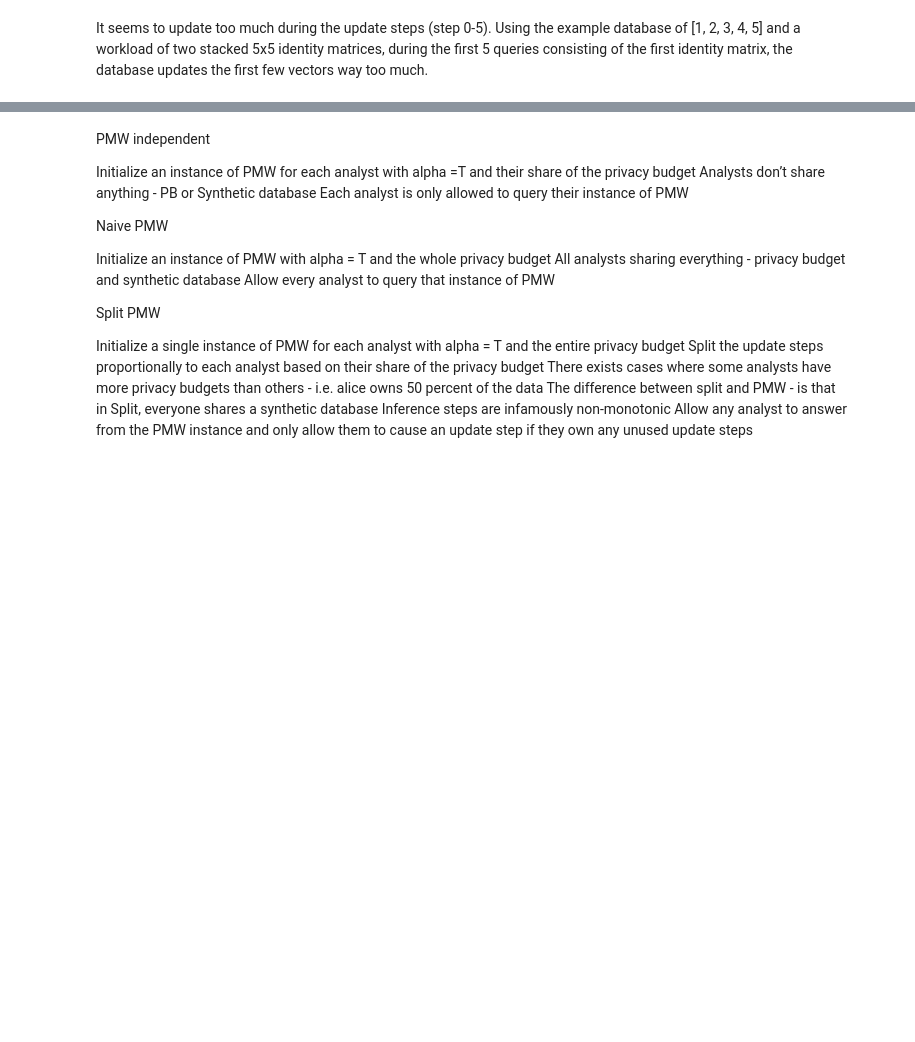
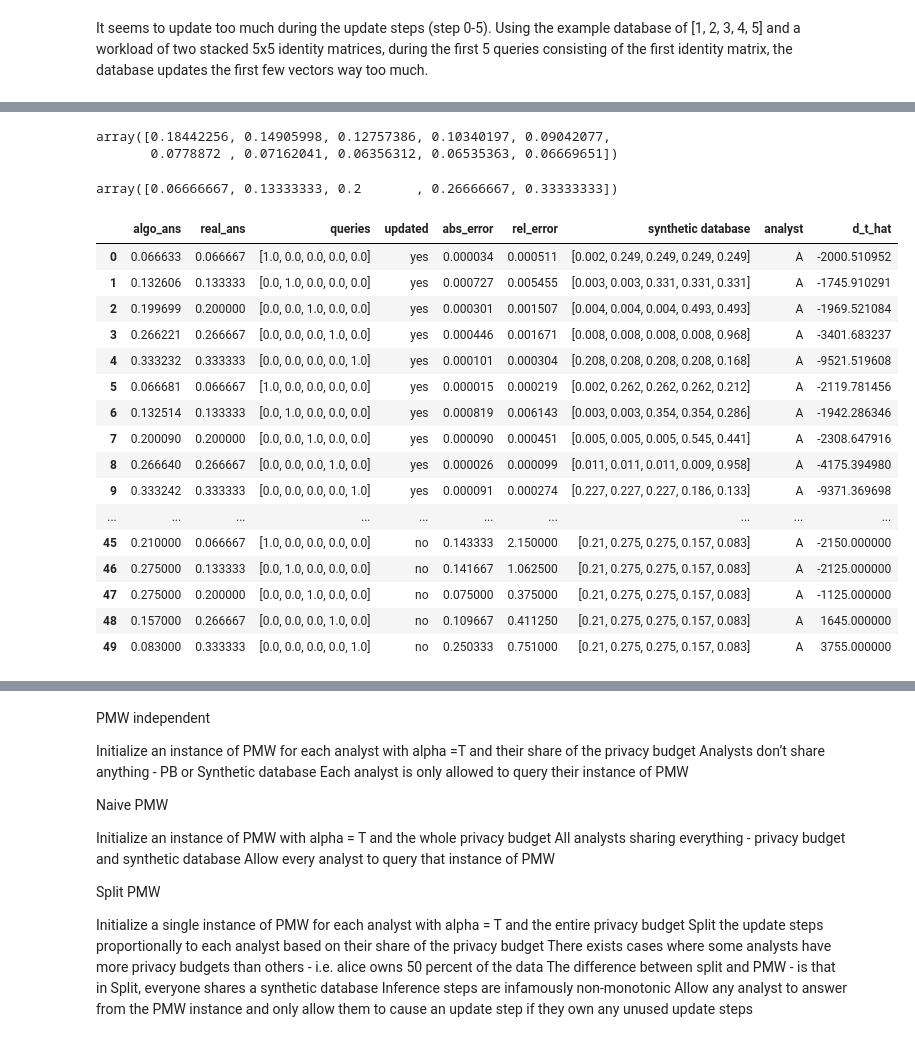
Before and after one commit to yikai-wu/Multi-Analyst-DP, a Jupyter notebook: src/online/pmw-versions.ipynb, the cells around one changed output, grey strips where cells are left out. Saved outputs shown, nothing was run; the diff lists cells and outputs as text; code cells hidden in the pictures; blank space fills up the shorter version.

```diff
--- a/src/online/pmw-versions.ipynb
+++ b/src/online/pmw-versions.ipynb
@@ -765,0 +923,5 @@ total_k=16
+# %%
+x_race_first_ten / sum(x_race_first_ten)
+# %% [output]
+array([0.18442256, 0.14905998, 0.12757386, 0.10340197, 0.09042077,
+       0.0778872 , 0.07162041, 0.06356312, 0.06535363, 0.06669651])
@@ -765,0 +930,26 @@ total_k=16
+# %%
+x = np.array([1000, 2000, 3000, 4000, 5000])
+x / sum(x)
+# %% [output]
+array([0.06666667, 0.13333333, 0.2       , 0.26666667, 0.33333333])
+# %%
+pmw_naive(fiftyq,
+     x_example, ['A'] * 50, eps=10, T=40, total_k = 25)
+# %% [output]
+|  | algo_ans | real_ans | queries | updated | abs_error | rel_error | synthetic database | analyst | d_t_hat |
+| 0 | 0.066633 | 0.066667 | [1.0, 0.0, 0.0, 0.0, 0.0] | yes | 0.000034 | 0.000511 | [0.002, 0.249, 0.249, 0.249, 0.249] | A | -2000.510952 |
+| 1 | 0.132606 | 0.133333 | [0.0, 1.0, 0.0, 0.0, 0.0] | yes | 0.000727 | 0.005455 | [0.003, 0.003, 0.331, 0.331, 0.331] | A | -1745.910291 |
+| 2 | 0.199699 | 0.200000 | [0.0, 0.0, 1.0, 0.0, 0.0] | yes | 0.000301 | 0.001507 | [0.004, 0.004, 0.004, 0.493, 0.493] | A | -1969.521084 |
+| 3 | 0.266221 | 0.266667 | [0.0, 0.0, 0.0, 1.0, 0.0] | yes | 0.000446 | 0.001671 | [0.008, 0.008, 0.008, 0.008, 0.968] | A | -3401.683237 |
+| 4 | 0.333232 | 0.333333 | [0.0, 0.0, 0.0, 0.0, 1.0] | yes | 0.000101 | 0.000304 | [0.208, 0.208, 0.208, 0.208, 0.168] | A | -9521.519608 |
+| 5 | 0.066681 | 0.066667 | [1.0, 0.0, 0.0, 0.0, 0.0] | yes | 0.000015 | 0.000219 | [0.002, 0.262, 0.262, 0.262, 0.212] | A | -2119.781456 |
+| 6 | 0.132514 | 0.133333 | [0.0, 1.0, 0.0, 0.0, 0.0] | yes | 0.000819 | 0.006143 | [0.003, 0.003, 0.354, 0.354, 0.286] | A | -1942.286346 |
+| 7 | 0.200090 | 0.200000 | [0.0, 0.0, 1.0, 0.0, 0.0] | yes | 0.000090 | 0.000451 | [0.005, 0.005, 0.005, 0.545, 0.441] | A | -2308.647916 |
+| 8 | 0.266640 | 0.266667 | [0.0, 0.0, 0.0, 1.0, 0.0] | yes | 0.000026 | 0.000099 | [0.011, 0.011, 0.011, 0.009, 0.958] | A | -4175.394980 |
+| 9 | 0.333242 | 0.333333 | [0.0, 0.0, 0.0, 0.0, 1.0] | yes | 0.000091 | 0.000274 | [0.227, 0.227, 0.227, 0.186, 0.133] | A | -9371.369698 |
+| ... | ... | ... | ... | ... | ... | ... | ... | ... | ... |
+| 45 | 0.210000 | 0.066667 | [1.0, 0.0, 0.0, 0.0, 0.0] | no | 0.143333 | 2.150000 | [0.21, 0.275, 0.275, 0.157, 0.083] | A | -2150.000000 |
+| 46 | 0.275000 | 0.133333 | [0.0, 1.0, 0.0, 0.0, 0.0] | no | 0.141667 | 1.062500 | [0.21, 0.275, 0.275, 0.157, 0.083] | A | -2125.000000 |
+| 47 | 0.275000 | 0.200000 | [0.0, 0.0, 1.0, 0.0, 0.0] | no | 0.075000 | 0.375000 | [0.21, 0.275, 0.275, 0.157, 0.083] | A | -1125.000000 |
+| 48 | 0.157000 | 0.266667 | [0.0, 0.0, 0.0, 1.0, 0.0] | no | 0.109667 | 0.411250 | [0.21, 0.275, 0.275, 0.157, 0.083] | A | 1645.000000 |
+| 49 | 0.083000 | 0.333333 | [0.0, 0.0, 0.0, 0.0, 1.0] | no | 0.250333 | 0.751000 | [0.21, 0.275, 0.275, 0.157, 0.083] | A | 3755.000000 |
```
Also changed, not shown: parts of 25 cells of this notebook, 6 other files.
